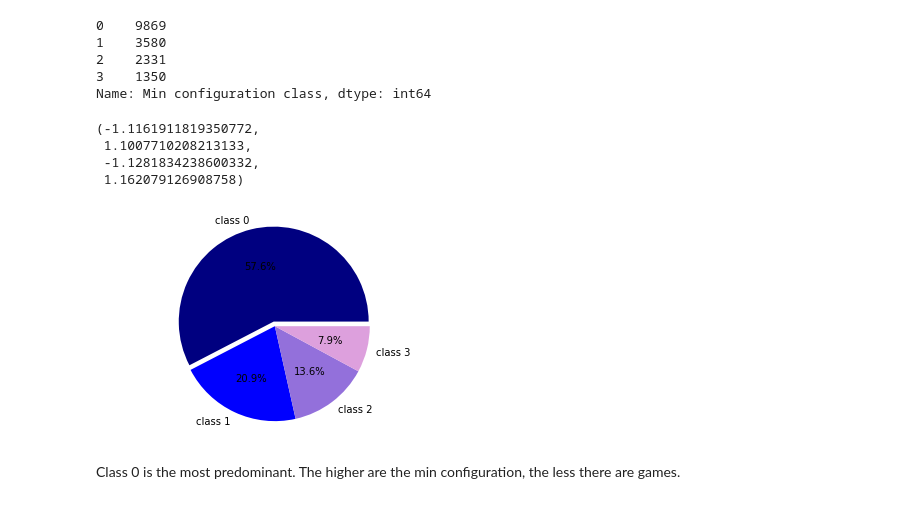
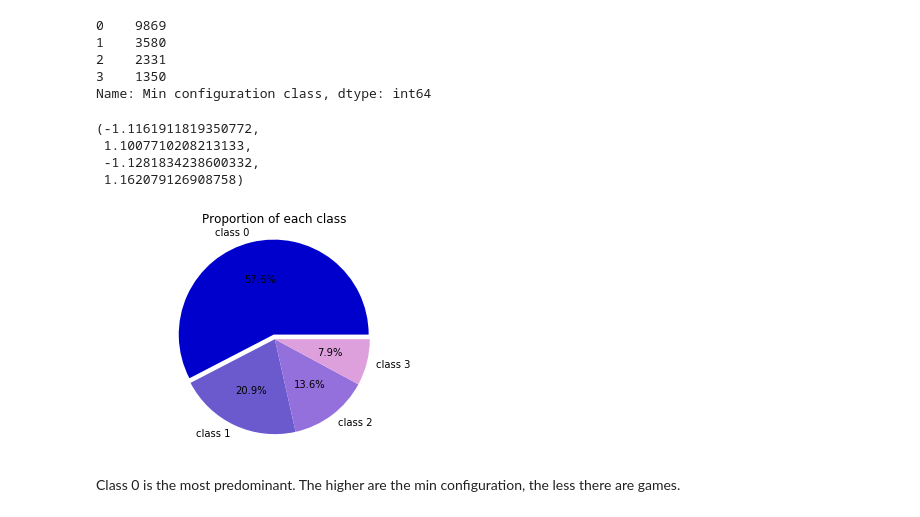
Before and after one commit to gregbellan/MODS203, a Jupyter notebook: Data_Analysis.ipynb, the cells around one changed output. Cells and saved outputs as stored; diff of their text form; code cells hidden in the pictures.

```diff
--- a/Data_Analysis.ipynb
+++ b/Data_Analysis.ipynb
@@ -37,14 +37,15 @@ df["Min configuration class"].value_counts()
 Name: Min configuration class, dtype: int64
 # %%
 fig1, ax1 = plt.subplots()
-ax1.pie(df["Min configuration class"].value_counts(), labels = ["class 0", "class 1", "class 2" ,"class 3"], colors = ["navy", "blue", "mediumpurple", "plum"], explode = (0.05, 0, 0, 0), autopct='%1.1f%%')
+ax1.pie(df["Min configuration class"].value_counts(), labels = ["class 0", "class 1", "class 2" ,"class 3"], colors = ["mediumblue", "slateblue", "mediumpurple", "plum"], explode = (0.05, 0, 0, 0), autopct='%1.1f%%')
+plt.title("Proportion of each class")
 ax1.axis('equal')
 # %% [output]
 (-1.1161911819350772,
  1.1007710208213133,
  -1.1281834238600332,
  1.162079126908758)
-[figure, old version]
+[figure, new version]
 # %% [markdown]
 Class 0 is the most predominant. The higher are the min configuration, the less there are games.
 # %% [markdown]
```
Also changed, not shown: parts of 11 cells of this notebook.
